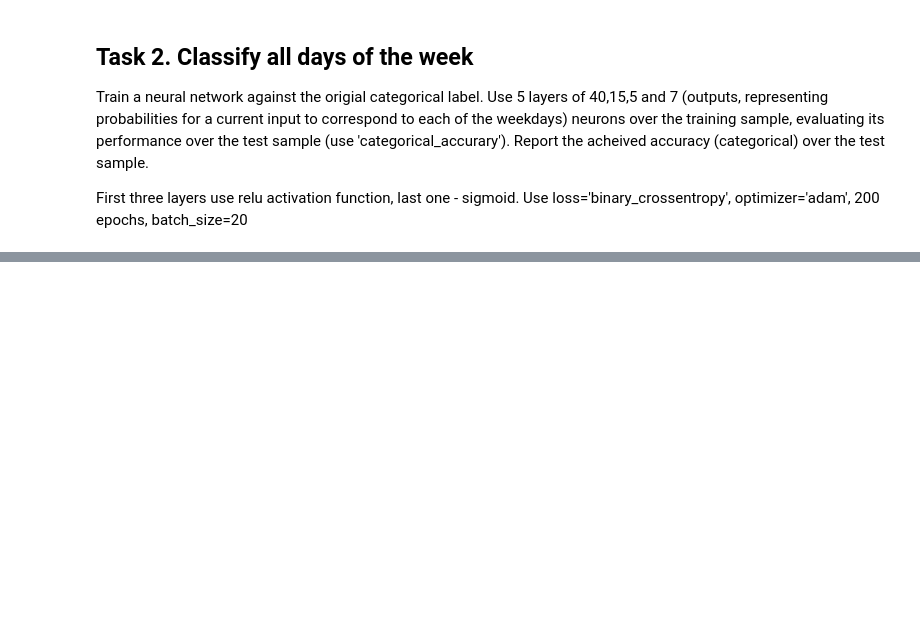
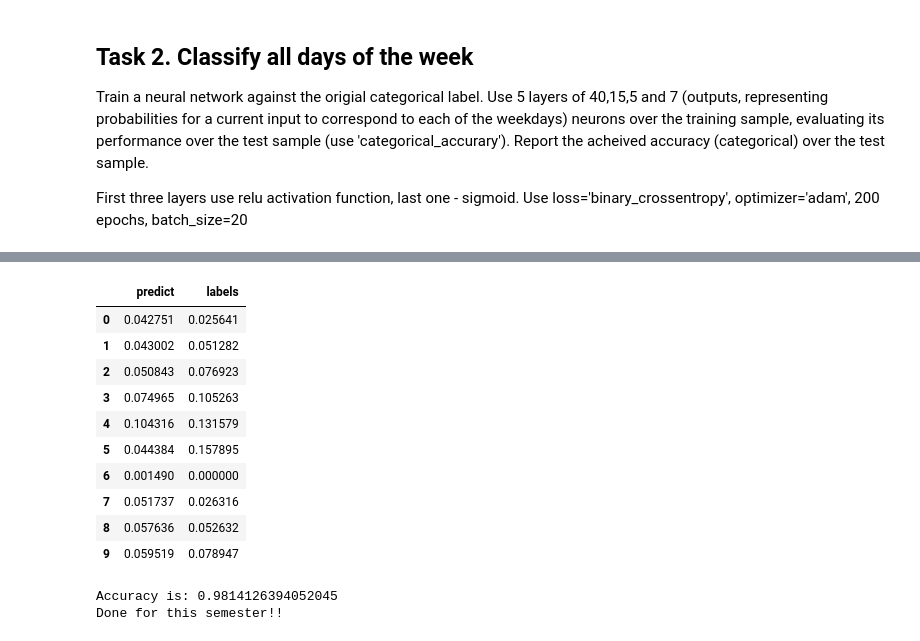
Before and after one commit to pratikwatwani/Applied-Data-Science, a Jupyter notebook: Session 11/Neural Networks.ipynb, the cells around one changed output, grey strips where cells are left out. Drawn from its saved outputs; the diff is of its cells as text; code cells hidden in the pictures; blank space fills up the shorter version.

```diff
--- a/Session 11/Neural Networks.ipynb
+++ b/Session 11/Neural Networks.ipynb
@@ -178,0 +206,19 @@ Use loss='binary_crossentropy', optimizer='adam', 200 epochs, batch_size=20
+# %%
+y = list(y)
+for i, item in  enumerate(y):
+  size = y.count(item)
+  y[i] = item/size
+# %%
+y2_train=y[:400]
+y2_test=y[400:]
+# %%
+np.random.seed(161219)
+model = Sequential()
+model.add(Dense(40, activation='relu', input_dim=dim))
+model.add(Dense(15, activation='relu'))
+model.add(Dense(5, activation='relu'))
+model.add(Dense(7, activation='relu'))
+model.add(Dense(1, activation='sigmoid'))
+model.compile(loss='binary_crossentropy', optimizer='adam', metrics=['accuracy'])
+model.fit(X_train, y2_train, validation_data=(X_test, y2_test), epochs=200, batch_size=20, verbose=2)
+test2 = model.predict(X_test)
@@ -178,0 +243,4 @@ Use loss='binary_crossentropy', optimizer='adam', 200 epochs, batch_size=20
+# %%
+acc_df1 = pd.DataFrame()
+acc_df1['predict'] = test2.flatten()
+acc_df1.head()
@@ -178,0 +254,20 @@ Use loss='binary_crossentropy', optimizer='adam', 200 epochs, batch_size=20
+# %%
+acc_df1['labels'] = y2_test
+acc_df1.head(10)
+# %% [output]
+|  | predict | labels |
+| 0 | 0.042751 | 0.025641 |
+| 1 | 0.043002 | 0.051282 |
+| 2 | 0.050843 | 0.076923 |
+| 3 | 0.074965 | 0.105263 |
+| 4 | 0.104316 | 0.131579 |
+| 5 | 0.044384 | 0.157895 |
+| 6 | 0.001490 | 0.000000 |
+| 7 | 0.051737 | 0.026316 |
+| 8 | 0.057636 | 0.052632 |
+| 9 | 0.059519 | 0.078947 |
+# %%
+print("Accuracy is: {}\nDone for this semester!!".format(1.0*sum((acc_df1['labels']==1)==(acc_df1['predict']>0.5))/len(acc_df1['predict'])))
+# %% [output]
+Accuracy is: 0.9814126394052045
+Done for this semester!!
```
Also changed, not shown: parts of 8 cells of this notebook.
